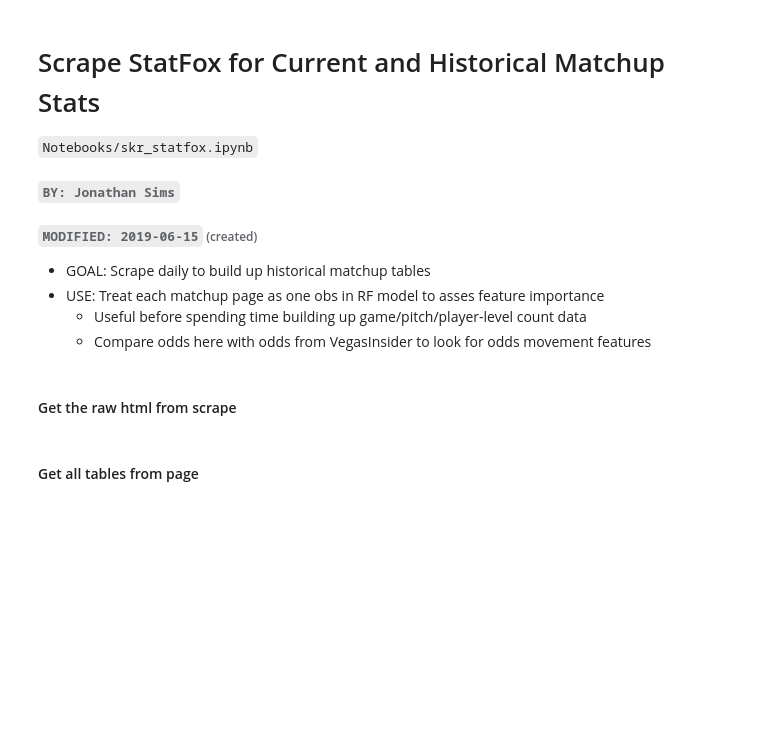
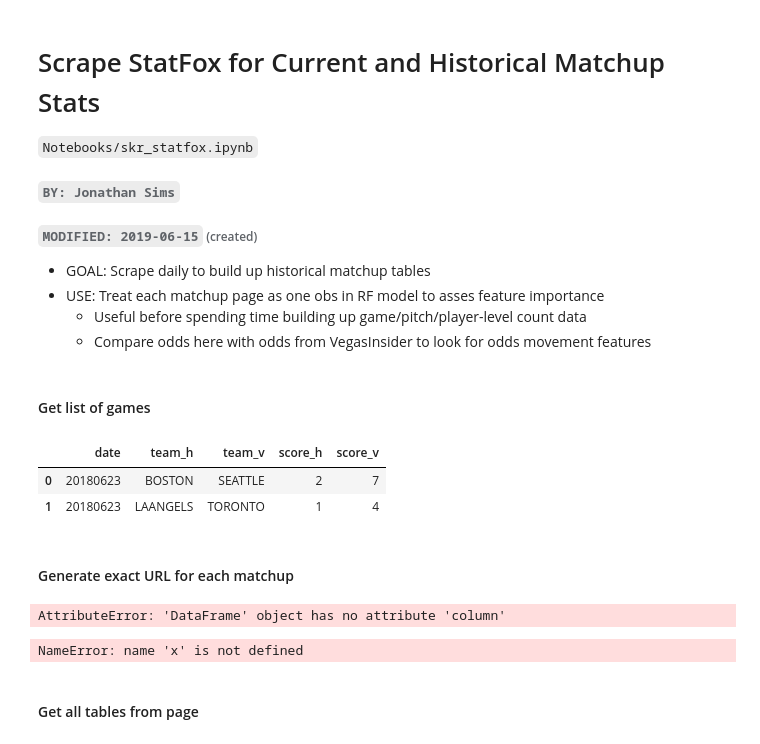
Before and after one commit to etothexipi/mlb_bet_notebooks, a Jupyter notebook: skr_statfox_matchups.ipynb, the cells around one changed output. Cells and saved outputs as stored; diff of their text form; code cells hidden in the pictures; blank space fills up the shorter version.

Commit message:
worked on looping over multiple websites from team and matchup list

```diff
--- a/skr_statfox_matchups.ipynb
+++ b/skr_statfox_matchups.ipynb
@@ -17,5 +17,3 @@ import numpy as np
 import pandas as pd
 import pickle
 import codecs
-# %% [markdown]
-#### Get the raw html from scrape
@@ -25,0 +20,2 @@ html = urlopen('http://foxsheets.statfoxsports.com/foxsheets.aspx?s=mlb&g='+dt+t
+# %% [markdown]
+#### Get list of games
@@ -26 +32,37 @@ html = urlopen('http://foxsheets.statfoxsports.com/foxsheets.aspx?s=mlb&g='+dt+t
+# %%
+# TEMP - manually create gms dataframe
+gms = pd.DataFrame({'date':[20180623,20180623],
+                    'team_h':['BOSTON','LAANGELS'],
+                    'team_v':['SEATTLE','TORONTO'],
+                    'score_h':[2,1],
+                    'score_v':[7,4]
+                   }
+                  )
+gms
+# %% [output]
+|  | date | team_h | team_v | score_h | score_v |
+| 0 | 20180623 | BOSTON | SEATTLE | 2 | 7 |
+| 1 | 20180623 | LAANGELS | TORONTO | 1 | 4 |
+# %% [markdown]
+#### Generate exact URL for each matchup
+# %%
+for row in gms.index:
+    for col in gms.:
+        print(col)
+# %% [output]
+AttributeError: 'DataFrame' object has no attribute 'column'
+# %%
+dt = str(gms.loc[x,'date'])
+tm_h = str(gms.loc[x,'team_h']).replace(' ','')
+tm_v = str(gms.loc[x,'team_v']).replace(' ','')
+sc_h = gms.loc[x,'score_h']
+sc_v = gms.loc[x,'score_v']
+
+# Adjust URL if second game of double header
+if (x > 1) and (str(gms.loc[x-1,'date']) == dt) and (str(gms.loc[x-1,'team_h']).replace(' ','') == tm_h):
+    tm_h = tm_h+'2'
+
+url = 'http://foxsheets.statfoxsports.com/foxsheets.aspx?s=mlb&g='+dt+tm_h+'&r=at'
+# %% [output]
+NameError: name 'x' is not defined
 # %%
```
Also changed, not shown: parts of 3 cells of this notebook.
